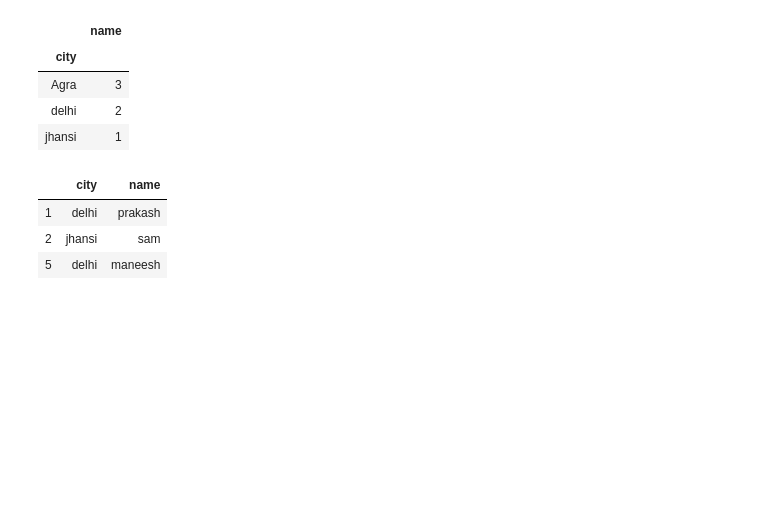
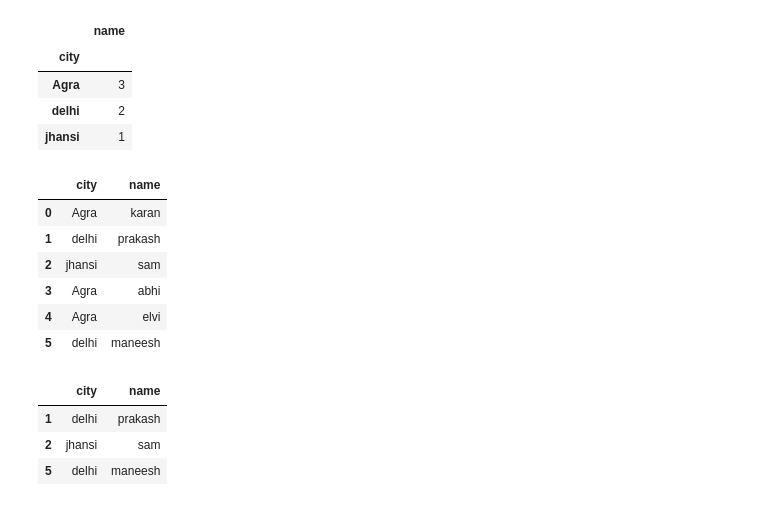
Before and after one commit to arunChauhan-coder/Pandas, a Jupyter notebook: DataFrame Basic Operations.ipynb, the cells around one changed output. Drawn from its saved outputs; the diff is of its cells as text; code cells hidden in the pictures; blank space fills up the shorter version.

```diff
--- a/DataFrame Basic Operations.ipynb
+++ b/DataFrame Basic Operations.ipynb
@@ -748,6 +779,16 @@ df.groupby('city').agg('count')
 | Agra | 3 |
 | delhi | 2 |
 | jhansi | 1 |
+# %%
+df.reset_index(drop=True)
+# %% [output]
+|  | city | name |
+| 0 | Agra | karan |
+| 1 | delhi | prakash |
+| 2 | jhansi | sam |
+| 3 | Agra | abhi |
+| 4 | Agra | elvi |
+| 5 | delhi | maneesh |
 # %%
 # Write a Pandas program to delete DataFrame row(s) based on given column value.
 # %%
```
Also changed, not shown: parts of 23 cells of this notebook, 2 other files.
